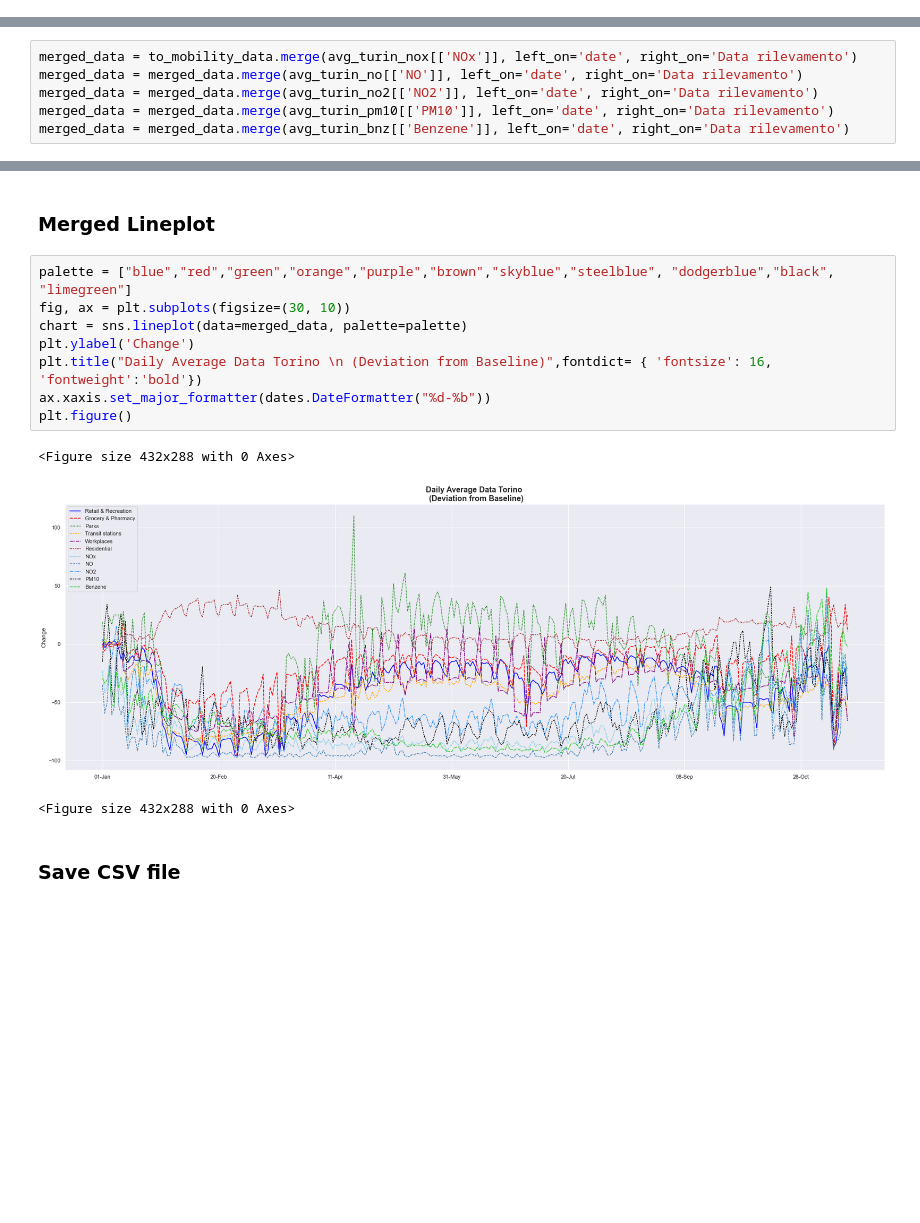
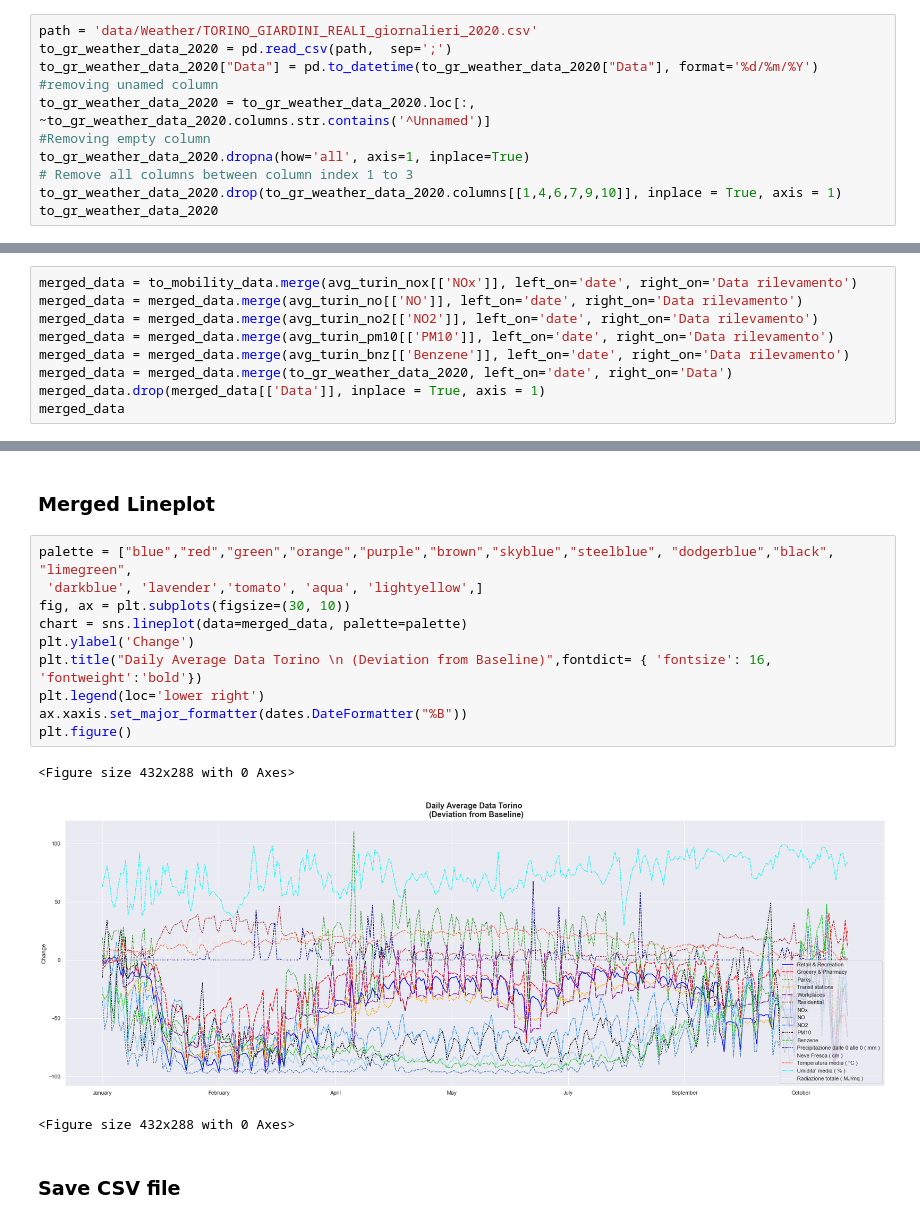
Before and after one commit to danielegerbaldo/Turin-Air-Quality-Comparison-Lockdown, a Jupyter notebook: Turin-Air-Quality-Comparison-Lockdown.ipynb, the cells around one changed output, grey strips where cells are left out. Saved outputs shown, nothing was run; the diff lists cells and outputs as text; blank space fills up the shorter version.

Commit message:
Bugfix in weather date

```diff
--- a/Turin-Air-Quality-Comparison-Lockdown.ipynb
+++ b/Turin-Air-Quality-Comparison-Lockdown.ipynb
@@ -148,0 +155,11 @@ to_mobility_data= to_mobility_data.rename(columns = {'retail_and_recreation_perc
+# %%
+path = 'data/Weather/TORINO_GIARDINI_REALI_giornalieri_2020.csv'
+to_gr_weather_data_2020 = pd.read_csv(path,  sep=';')
+to_gr_weather_data_2020["Data"] = pd.to_datetime(to_gr_weather_data_2020["Data"], format='%d/%m/%Y')
+#removing unamed column
+to_gr_weather_data_2020 = to_gr_weather_data_2020.loc[:, ~to_gr_weather_data_2020.columns.str.contains('^Unnamed')]
+#Removing empty column
+to_gr_weather_data_2020.dropna(how='all', axis=1, inplace=True)
+# Remove all columns between column index 1 to 3
+to_gr_weather_data_2020.drop(to_gr_weather_data_2020.columns[[1,4,6,7,9,10]], inplace = True, axis = 1)
+to_gr_weather_data_2020
@@ -154,3 +185,6 @@ merged_data = merged_data.merge(avg_turin_no[['NO']], left_on='date', right_on='
 merged_data = merged_data.merge(avg_turin_no2[['NO2']], left_on='date', right_on='Data rilevamento')
 merged_data = merged_data.merge(avg_turin_pm10[['PM10']], left_on='date', right_on='Data rilevamento')
 merged_data = merged_data.merge(avg_turin_bnz[['Benzene']], left_on='date', right_on='Data rilevamento')
+merged_data = merged_data.merge(to_gr_weather_data_2020, left_on='date', right_on='Data')
+merged_data.drop(merged_data[['Data']], inplace = True, axis = 1)
+merged_data
@@ -157,16 +205,18 @@ merged_data = merged_data.merge(avg_turin_bnz[['Benzene']], left_on='date', righ
 # %% [markdown]
 ### Merged Lineplot
 # %%
-palette = ["blue","red","green","orange","purple","brown","skyblue","steelblue", "dodgerblue","black", "limegreen"]
+palette = ["blue","red","green","orange","purple","brown","skyblue","steelblue", "dodgerblue","black", "limegreen",
+ 'darkblue', 'lavender','tomato', 'aqua', 'lightyellow',]
 fig, ax = plt.subplots(figsize=(30, 10))
 chart = sns.lineplot(data=merged_data, palette=palette)
 plt.ylabel('Change')
 plt.title("Daily Average Data Torino \n (Deviation from Baseline)",fontdict= { 'fontsize': 16, 'fontweight':'bold'})
-ax.xaxis.set_major_formatter(dates.DateFormatter("%d-%b"))
+plt.legend(loc='lower right')
+ax.xaxis.set_major_formatter(dates.DateFormatter("%B"))
 plt.figure()
 # %% [output]
 <Figure size 432x288 with 0 Axes>
-[figure, old version]
+[figure, new version]
 <Figure size 432x288 with 0 Axes>
 # %% [markdown]
 ### Save CSV file
```
Also changed, not shown: parts of 8 cells of this notebook, 2 other files.
